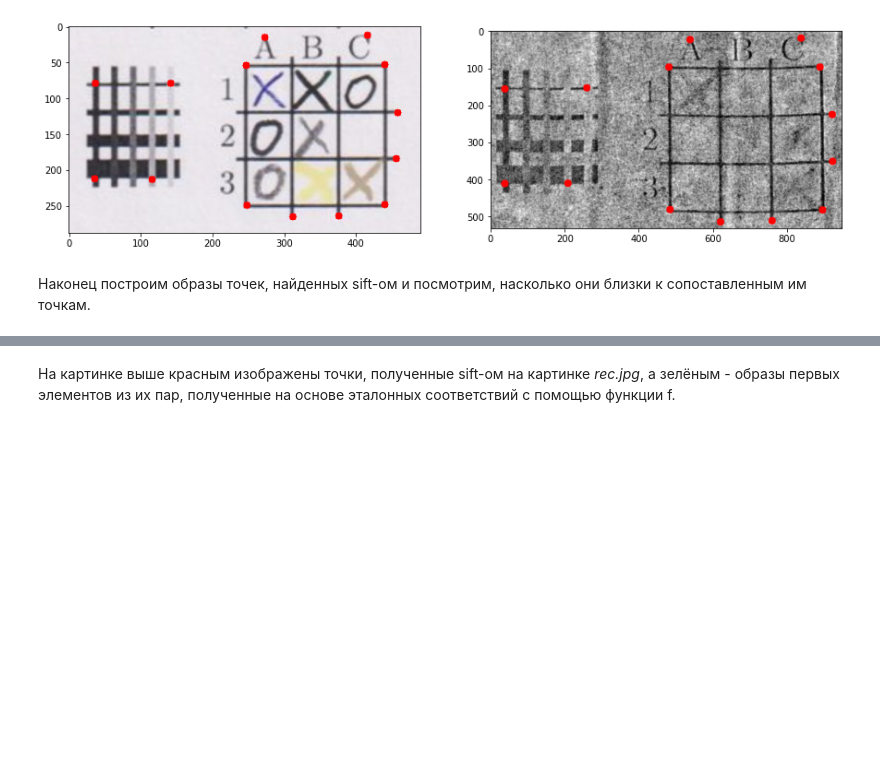
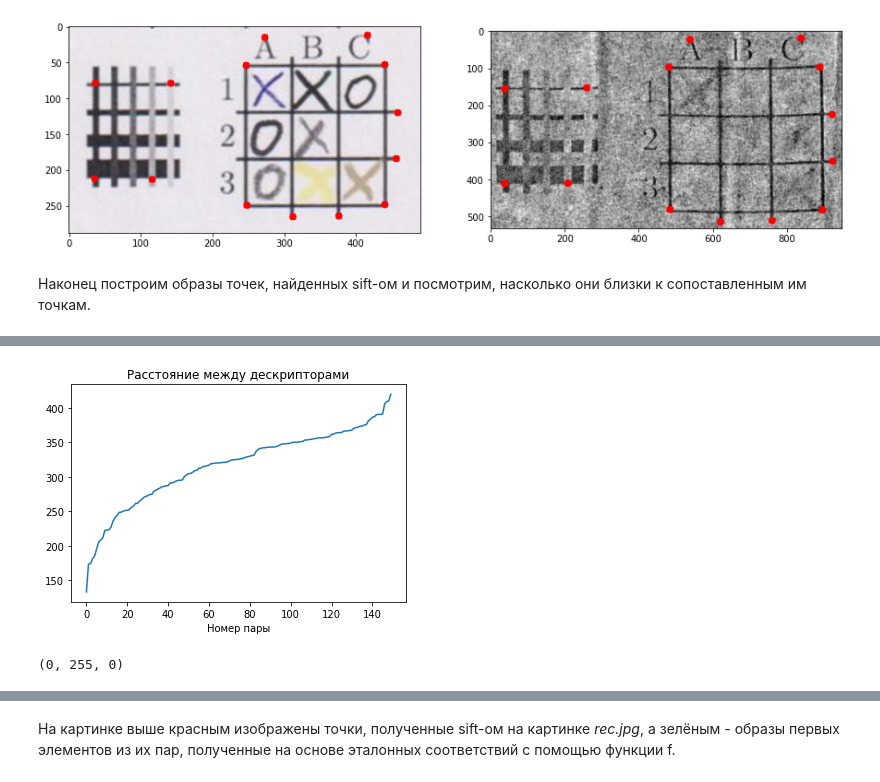
Before and after one commit to valkon29/innprac, a Jupyter notebook: notebook.ipynb, the cells around one changed output, grey strips where cells are left out. Saved outputs shown, nothing was run; the diff lists cells and outputs as text; code cells hidden in the pictures; blank space fills up the shorter version.

```diff
--- a/notebook.ipynb
+++ b/notebook.ipynb
@@ -220,4 +220,13 @@ plt.imshow(img3),plt.show()
 (<matplotlib.image.AxesImage at 0x...>, None)
+# %%
+dist = [x.distance for x in matches]
+
+plt.plot(dist)
+plt.title('Расстояние между дескрипторами')
+plt.xlabel('Номер пары')
+plt.show()
+# %% [output]
+[figure, added]
 # %%
 keypoints_x = [ pair[0] for pair in pairs[:N] ]
 keypoints_y = [ pair[1] for pair in pairs[:N] ]
@@ -226,6 +235,18 @@ keypoints_x_im = []
 for point in keypoints_x:
     p, _ = f(X, Y, point)
     keypoints_x_im.append(p)
+# %%
+def get_color(mist):
+    c_true = np.array([0, 255, 0])
+    c_false = np.array([255,0,0])
+    k = mist / 100
+    k = min(k, 1)
+    a, b, c = c_true * (1 - k) + k * c_false
+    return (int(a), int(b), int(c))
+
+get_color(0)
+# %% [output]
+(0, 255, 0)
 # %%
 from PIL import Image
 
```
Also changed, not shown: parts of 11 cells of this notebook.
